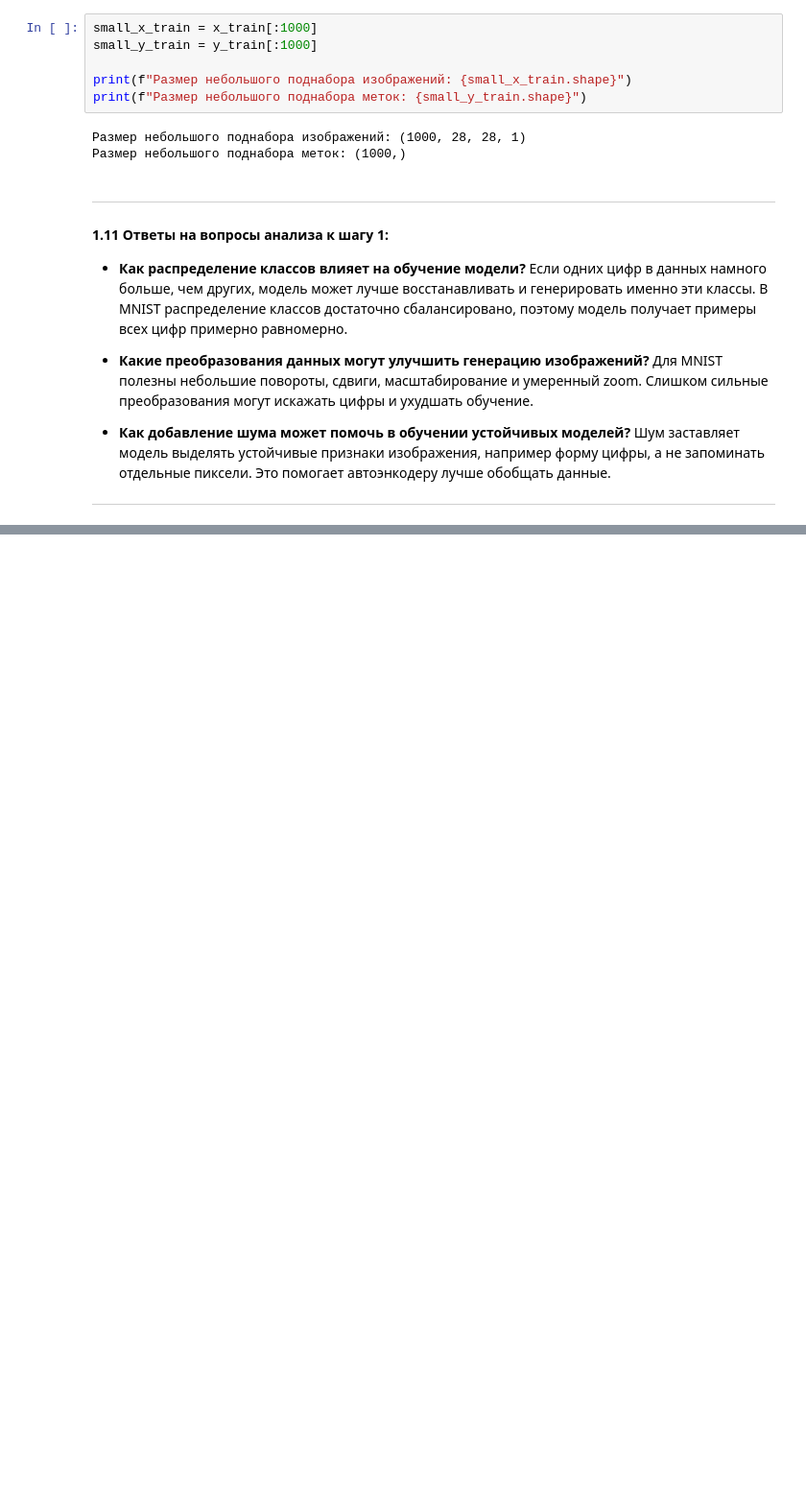
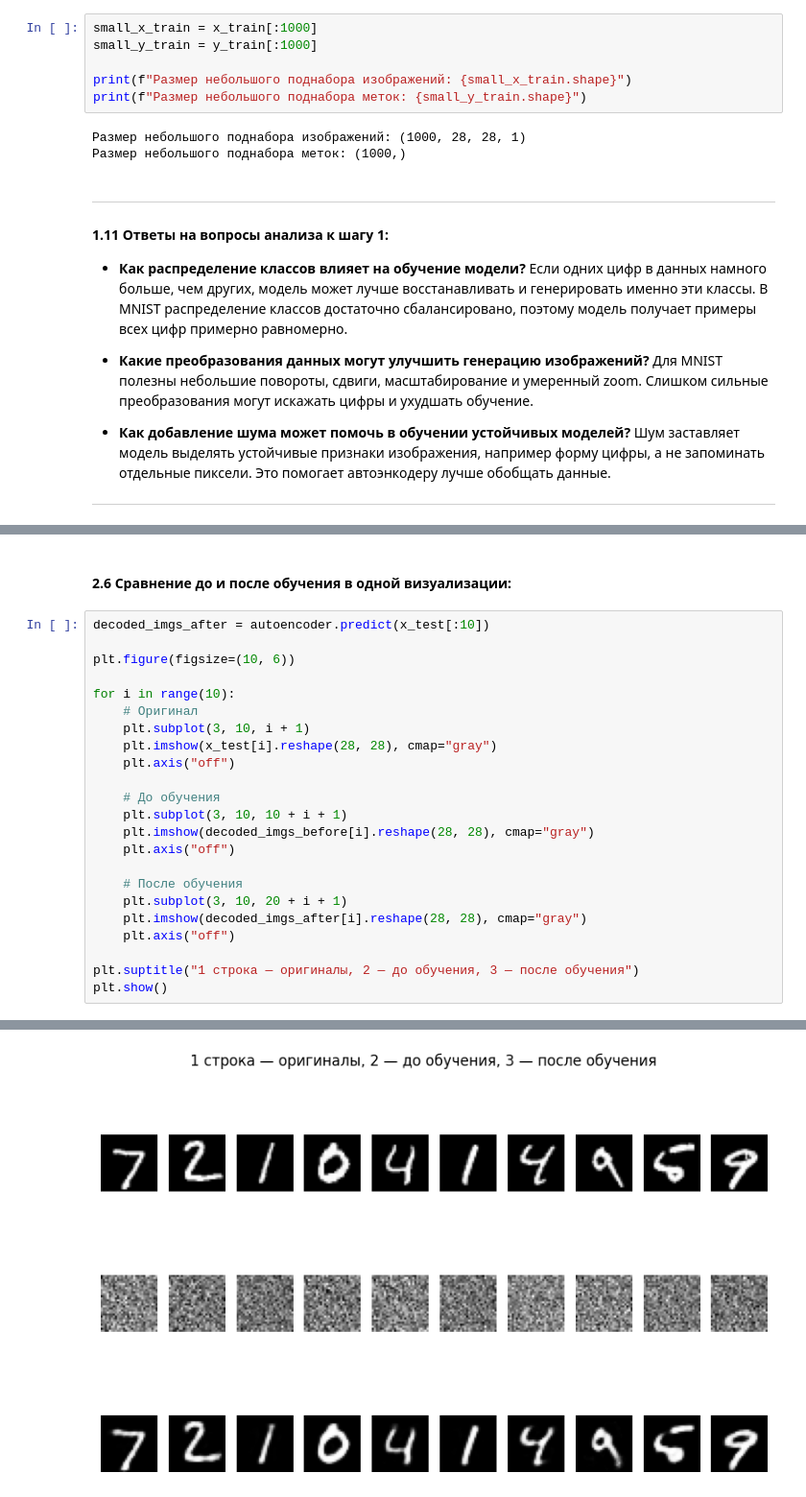
Before and after one commit to tarasovEgor/DeepLearningKurs, a Jupyter notebook: src/lab_4/VAE_lab_4.ipynb, the cells around one changed output, grey strips where cells are left out. Shown at 96% size. Drawn from its saved outputs; the diff is of its cells as text; blank space fills up the shorter version.

```diff
--- a/src/lab_4/VAE_lab_4.ipynb
+++ b/src/lab_4/VAE_lab_4.ipynb
@@ -214,0 +358,26 @@ print(f"Размер небольшого поднабора меток: {small_
+# %% [markdown]
+#### 2.6 Сравнение до и после обучения в одной визуализации:
+# %%
+decoded_imgs_after = autoencoder.predict(x_test[:10])
+
+plt.figure(figsize=(10, 6))
+
+for i in range(10):
+    # Оригинал
+    plt.subplot(3, 10, i + 1)
+    plt.imshow(x_test[i].reshape(28, 28), cmap="gray")
+    plt.axis("off")
+
+    # До обучения
+    plt.subplot(3, 10, 10 + i + 1)
+    plt.imshow(decoded_imgs_before[i].reshape(28, 28), cmap="gray")
+    plt.axis("off")
+
+    # После обучения
+    plt.subplot(3, 10, 20 + i + 1)
+    plt.imshow(decoded_imgs_after[i].reshape(28, 28), cmap="gray")
+    plt.axis("off")
+
+plt.suptitle("1 строка — оригиналы, 2 — до обучения, 3 — после обучения")
+plt.show()
+# %% [output]
@@ -214,0 +385 @@ print(f"Размер небольшого поднабора меток: {small_
+[figure, added]
```
Also changed, not shown: parts of 15 cells of this notebook.
